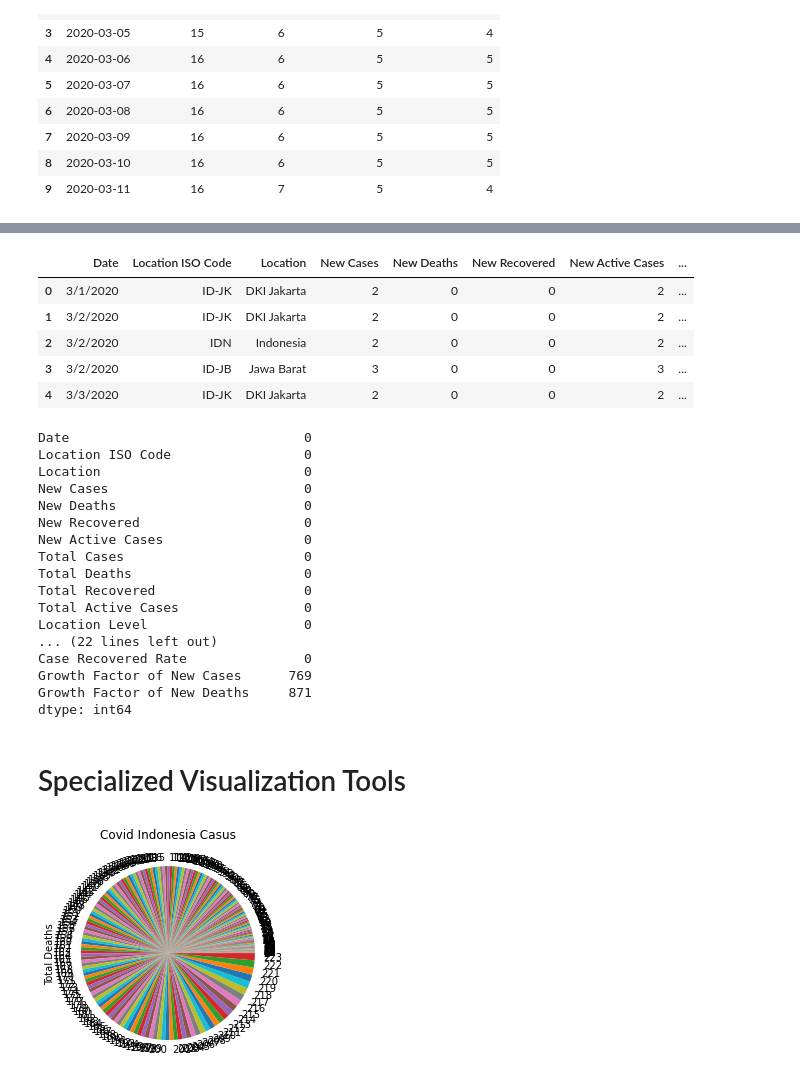
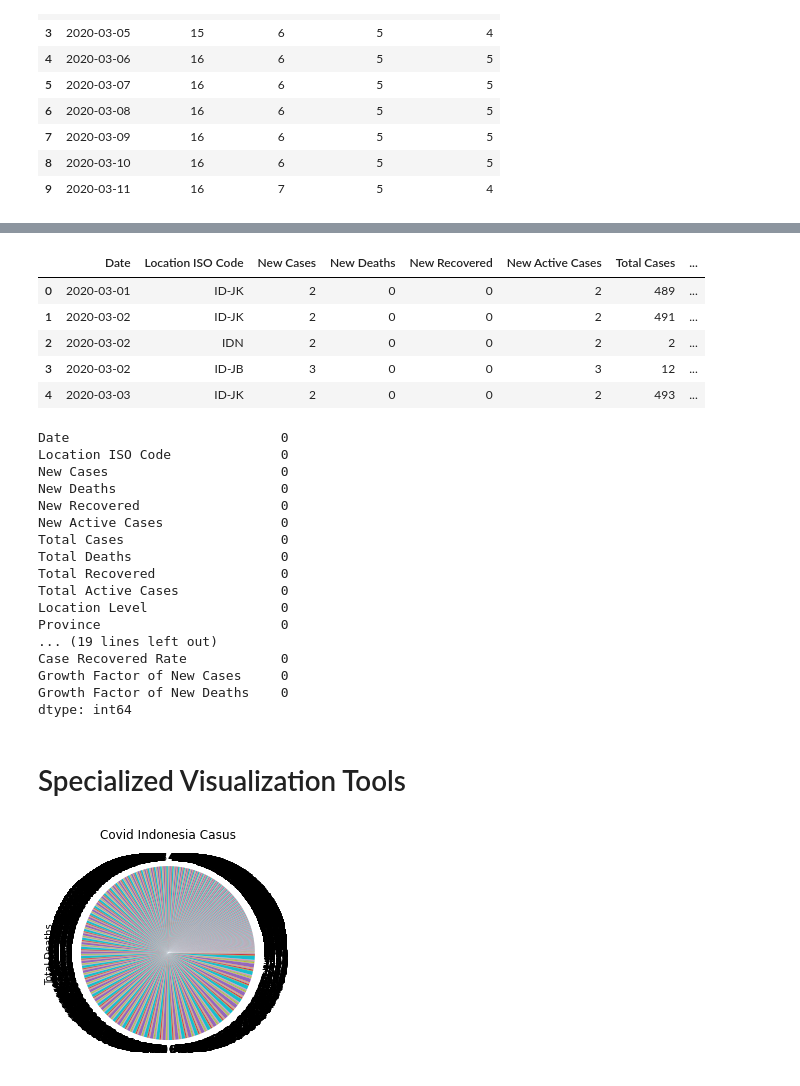
Before and after one commit to Andhi1710/python, a Jupyter notebook: (Andhi_Hamzah)_Covid_19_Indonesia_Dataset.ipynb, the cells around one changed output, grey strips where cells are left out. Drawn from its saved outputs; the diff is of its cells as text; code cells hidden in the pictures.

```diff
--- a/(Andhi_Hamzah)_Covid_19_Indonesia_Dataset.ipynb
+++ b/(Andhi_Hamzah)_Covid_19_Indonesia_Dataset.ipynb
@@ -571,43 +582,43 @@ memory usage: 8.9 KB
 # %%
-df.head()
+data.head()
 # %% [output]
-|  | Date | Location ISO Code | Location | New Cases | New Deaths | New Recovered | New Active Cases | ... |
-| 0 | 3/1/2020 | ID-JK | DKI Jakarta | 2 | 0 | 0 | 2 | ... |
-| 1 | 3/2/2020 | ID-JK | DKI Jakarta | 2 | 0 | 0 | 2 | ... |
-| 2 | 3/2/2020 | IDN | Indonesia | 2 | 0 | 0 | 2 | ... |
-| 3 | 3/2/2020 | ID-JB | Jawa Barat | 3 | 0 | 0 | 3 | ... |
-| 4 | 3/3/2020 | ID-JK | DKI Jakarta | 2 | 0 | 0 | 2 | ... |
+|  | Date | Location ISO Code | New Cases | New Deaths | New Recovered | New Active Cases | Total Cases | ... |
+| 0 | 2020-03-01 | ID-JK | 2 | 0 | 0 | 2 | 489 | ... |
+| 1 | 2020-03-02 | ID-JK | 2 | 0 | 0 | 2 | 491 | ... |
+| 2 | 2020-03-02 | IDN | 2 | 0 | 0 | 2 | 2 | ... |
+| 3 | 2020-03-02 | ID-JB | 3 | 0 | 0 | 3 | 12 | ... |
+| 4 | 2020-03-03 | ID-JK | 2 | 0 | 0 | 2 | 493 | ... |
 # %%
-df.isnull().sum()
+data.isnull().sum()
 # %% [output]
-Date                              0
-Location ISO Code                 0
-Location                          0
-New Cases                         0
-New Deaths                        0
-New Recovered                     0
-New Active Cases                  0
-Total Cases                       0
-Total Deaths                      0
-Total Recovered                   0
-Total Active Cases                0
-Location Level                    0
-... (22 lines left out)
-Case Recovered Rate               0
-Growth Factor of New Cases      769
-Growth Factor of New Deaths     871
+Date                           0
+Location ISO Code              0
+New Cases                      0
+New Deaths                     0
+New Recovered                  0
+New Active Cases               0
+Total Cases                    0
+Total Deaths                   0
+Total Recovered                0
+Total Active Cases             0
+Location Level                 0
+Province                       0
+... (19 lines left out)
+Case Recovered Rate            0
+Growth Factor of New Cases     0
+Growth Factor of New Deaths    0
 dtype: int64
 # %% [markdown]
 # Specialized Visualization Tools
 # %%
 #@title Pie Charts
 from matplotlib import pyplot as plt
-df['Total Deaths'].plot(kind='pie')
+data['Total Deaths'].plot(kind='pie')
 plt.title("Covid Indonesia Casus")
 # show plot
 plt.show()
 # %% [output]
-[figure, old version]
+[figure, new version]
 # %%
 #@title Box Plots
 import matplotlib.pyplot as plt
```
Also changed, not shown: parts of 5 cells of this notebook.
